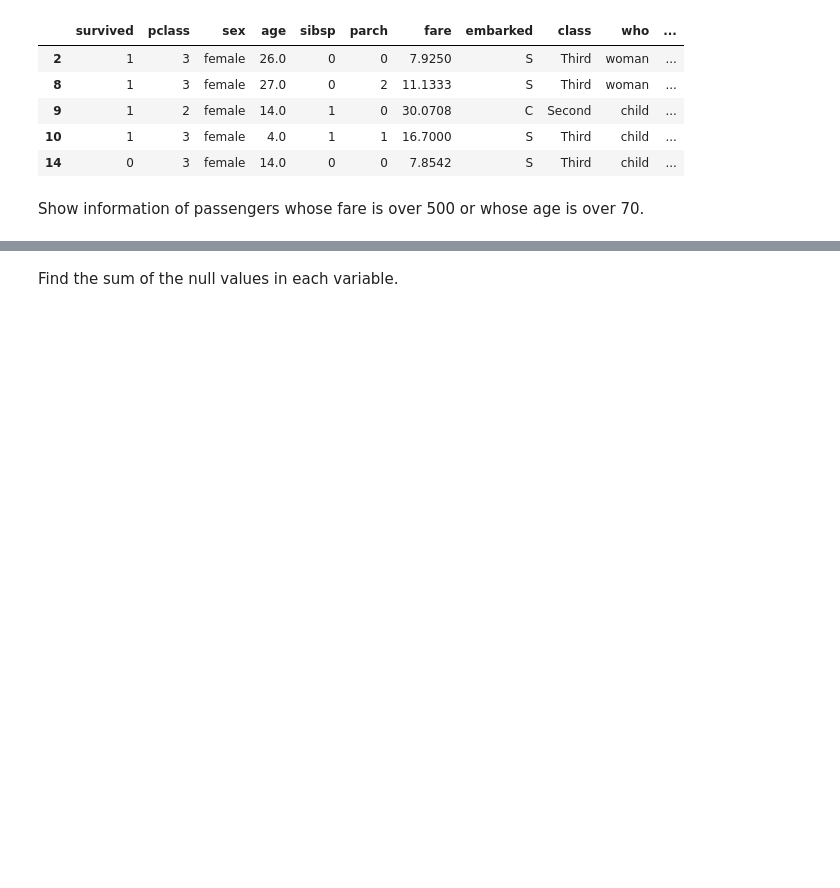
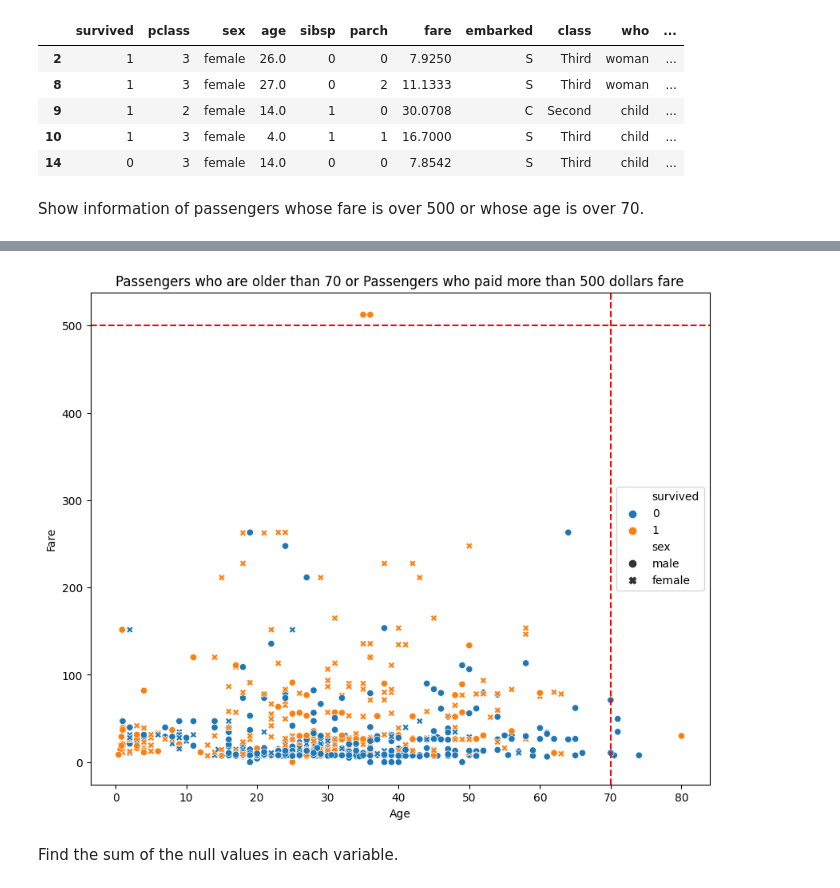
Before and after one commit to dilekdd/Pandas_Exercises_1, a Jupyter notebook: pandas-exercises-1.ipynb, the cells around one changed output, grey strips where cells are left out. Drawn from its saved outputs; the diff is of its cells as text; code cells hidden in the pictures; blank space fills up the shorter version.

```diff
--- a/pandas-exercises-1.ipynb
+++ b/pandas-exercises-1.ipynb
@@ -169 +176,13 @@ task_10.head(5)
+# %%
+plt.figure(figsize=(10,8))
+sns.scatterplot(x="age", y="fare", data=df, hue="survived", style='sex')
+plt.axhline(y=500, color='r', linestyle='--')
+plt.axvline(x=70, color='r', linestyle='--')
+plt.title('Passengers who are older than 70 or Passengers who paid more than 500 dollars fare')
+plt.xlabel('Age')
+plt.ylabel('Fare')
+plt.legend(loc='center right')
+plt.show()
+# %% [output]
+[figure, added]
 # %% [markdown]
```
Also changed, not shown: parts of 3 cells of this notebook.
